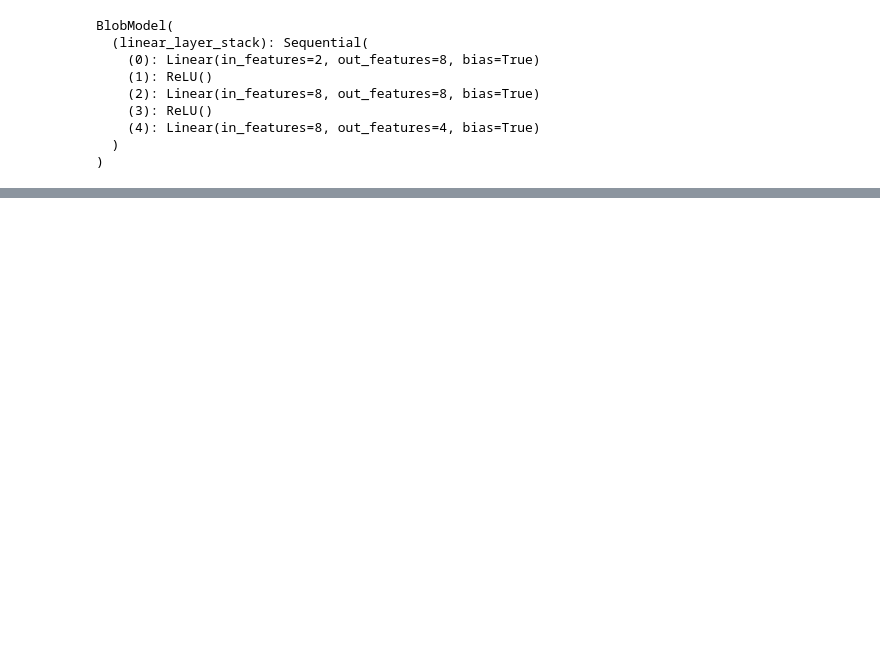
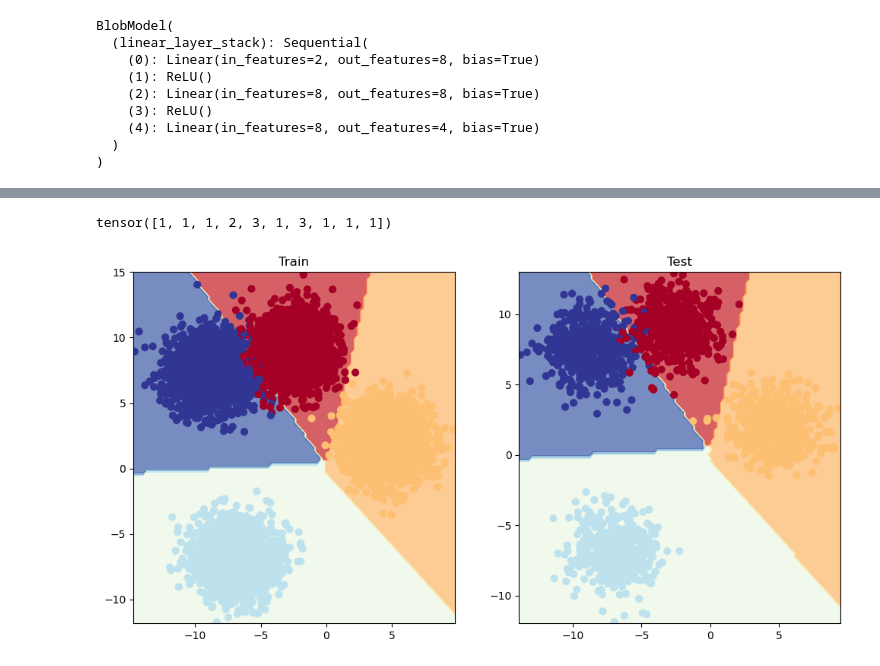
Before and after one commit to bennettandy/PyTorchWork, a Jupyter notebook: MultipleClassClassification.ipynb, the cells around one changed output, grey strips where cells are left out. Cells and saved outputs as stored; diff of their text form; code cells hidden in the pictures; blank space fills up the shorter version.

Commit message:
multiple classification exercise

```diff
--- a/MultipleClassClassification.ipynb
+++ b/MultipleClassClassification.ipynb
@@ -87,8 +94,13 @@ BlobModel(
 loss_fn = nn.CrossEntropyLoss()
 
 # optimiser
-optimiser = torch.optim.SGD(params=model_4.parameters(),
-                            lr=0.1) # learning rate
+optimiser = torch.optim.SGD(params=model_4.parameters(), lr=LEARING_RATE)
+# %%
+# Calculate accuracy (a classification metric)
+def accuracy_fn(y_true, y_pred):
+    correct = torch.eq(y_true, y_pred).sum().item() # torch.eq() calculates where two tensors are equal
+    acc = (correct / len(y_pred)) * 100
+    return acc
 # %%
 # getting prediction probs for multi class pytorch model
 model_4.eval()
@@ -147,0 +152,10 @@ tensor([0, 3, 3, 0, 3, 3, 3, 3, 3, 3, 3, 0, 3, 3, 3, 3, 3, 3, 3, 3, 3, 3, 0, 3,
+# %%
+# Training and Testing Loop for multi class model
+epochs = 5001
+
+torch.manual_seed(42)
+torch.cuda.manual_seed(42)
+
+# data to target device
+X_blob_train, y_blob_train = X_blob_train.to(device), y_blob_train.to(device)
+X_blob_test, y_blob_test = X_blob_test.to(device), y_blob_test.to(device)
@@ -147,0 +245,20 @@ tensor([0, 3, 3, 0, 3, 3, 3, 3, 3, 3, 3, 0, 3, 3, 3, 3, 3, 3, 3, 3, 3, 3, 0, 3,
+# %%
+# pred probs to pred labels
+#y_preds = torch.argmax(y_pred_probs, dim=1)
+y_preds = y_pred_probs.argmax(dim=1) # either works
+y_preds[:10]
+# %% [output]
+tensor([1, 1, 1, 2, 3, 1, 3, 1, 1, 1])
+# %%
+from helper_functions import plot_predictions, plot_decision_boundary
+
+# Plot decision boundary of the model
+plt.figure(figsize=(12, 6))
+plt.subplot(1,2,1)
+plt.title("Train")
+plot_decision_boundary(model_4, X_blob_train, y_blob_train)
+plt.subplot(1,2,2)
+plt.title("Test")
+plot_decision_boundary(model_4, X_blob_test, y_blob_test)
+# %% [output]
+[figure, added]
```
Also changed, not shown: parts of 15 cells of this notebook.
